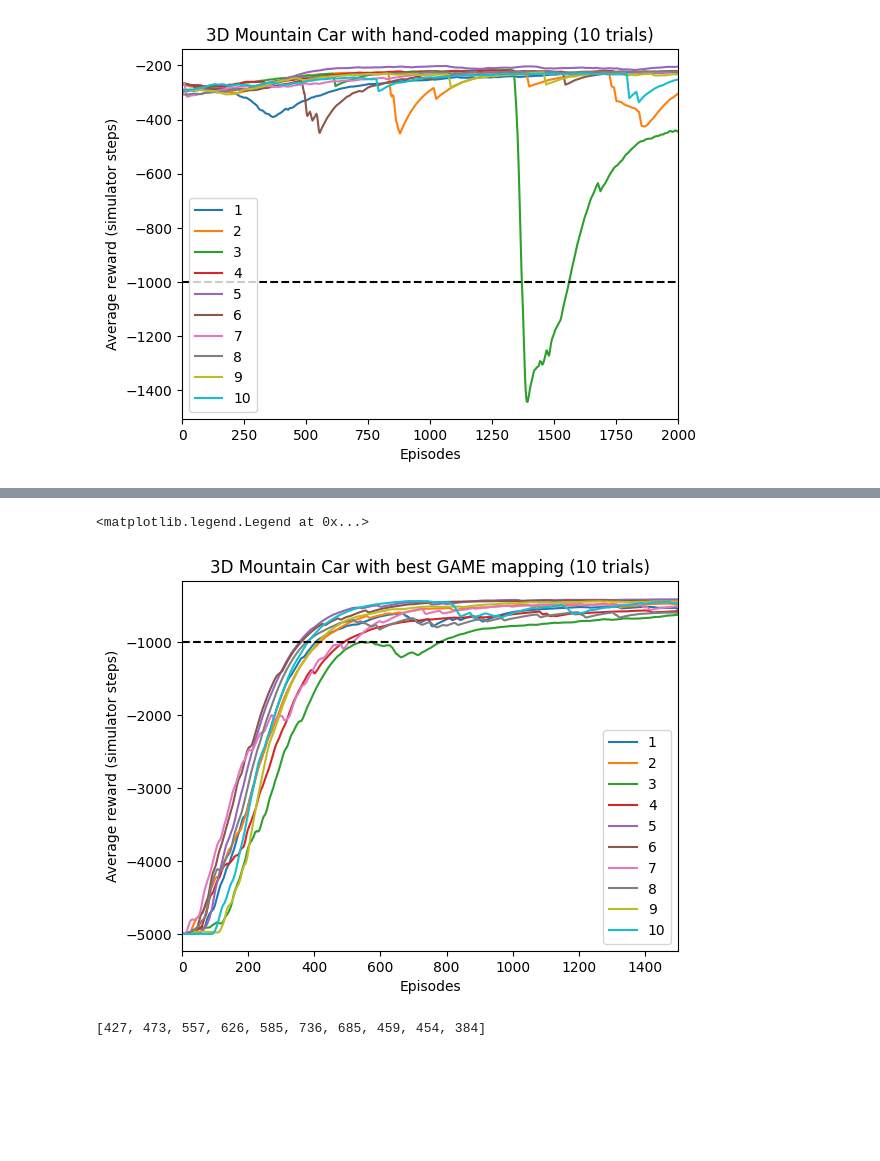
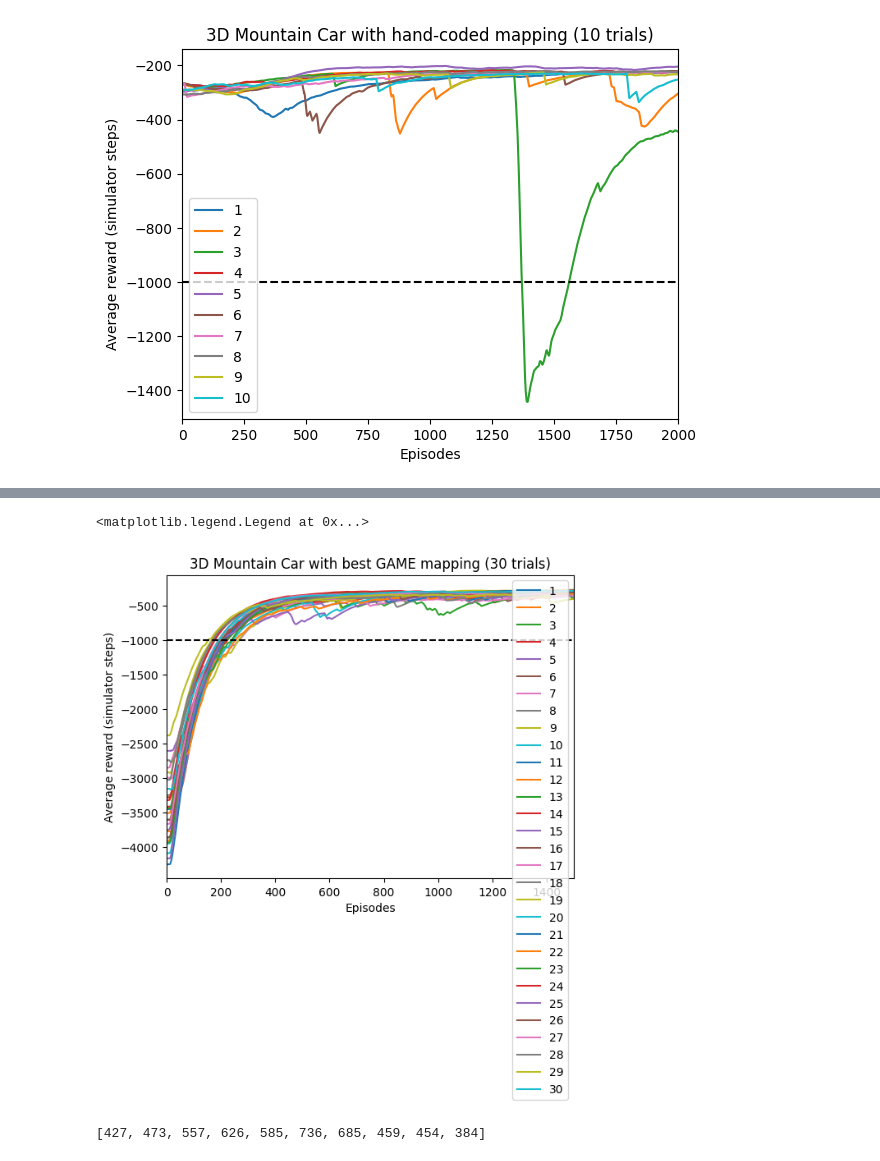
Before and after one commit to duyminh1998/GAME, a Jupyter notebook: notebooks/stats_test_2.ipynb, the cells around one changed output, grey strips where cells are left out. Saved outputs shown, nothing was run; the diff lists cells and outputs as text; code cells hidden in the pictures; blank space fills up the shorter version.

```diff
--- a/notebooks/stats_test_2.ipynb
+++ b/notebooks/stats_test_2.ipynb
@@ -176,7 +201,7 @@ for trial in range(trials):
 # %% [markdown]
 ##### GAME-RMHC
 # %%
-results_folder_path = os.path.join(config_data['output_path'], 'Final Presentation', '11112022 Evolve MC Maps with GAME_RMHC 240 FE')
+results_folder_path = os.path.join(config_data['output_path'], '01072023 Evolve MC Maps with GAME-RMHC 240 FE')
 comparisons = []
 fitness_evaluations = []
 GAMERMHC_comparisons_avg = []
@@ -185,7 +210,7 @@ GAMERMHC_best_fitness = []
 for trial in range(trials):
     comparisons = []
     fitness_evaluations = []
-    trial_stats = os.path.join(results_folder_path, 'MC_trial{}_stats.csv'.format(trial))
+    trial_stats = os.path.join(results_folder_path, 'trial{}_stats.csv'.format(trial))
     trial_df = pd.read_csv(trial_stats, index_col=False, header=0)
     best_fitness = max(trial_df['best_fitness'])
     GAMERMHC_best_fitness.append(best_fitness)
@@ -273,8 +311,11 @@ MC3D_train_no_transfer_folder_path = os.path.join(config_data['output_path'], 'F
 MC3D_train_no_transfer_filepath = os.path.join(MC3D_train_no_transfer_folder_path, 'eval_MC3D_no_transfer_a0.75_l0.99_e0.01_nt8.csv')
 MC3D_train_no_transfer_folder_path = os.path.join(config_data['output_path'], '12152022 Train MC3D No Transfer')
 MC3D_train_no_transfer_filepath = os.path.join(MC3D_train_no_transfer_folder_path, 'eval_3DMC_a0.75_l0.99_e0_nt8.csv')
+MC3D_train_no_transfer_folder_path = os.path.join(config_data['output_path'], '01242023 Train MC3D No Transfer 30 Trials')
+MC3D_train_no_transfer_filepath = os.path.join(MC3D_train_no_transfer_folder_path, 'eval_3DMC_a0.75_l0.99_e0_nt8.csv')
+trials = 30
 df = pd.read_csv(MC3D_train_no_transfer_filepath, index_col=False)
-all_output_X, all_output_Y, all_output_eps, avg_output_X, avg_output_Y, avg_output_eps = plot_MC(df, 10)
+all_output_X, all_output_Y, all_output_eps, avg_output_X, avg_output_Y, avg_output_eps = plot_MC(df, trials)
 MC3D_no_transfer_ttt = []
 for trial in range(trials):
     for dat_idx, dat in enumerate(all_output_Y[trial]):
@@ -305,7 +346,8 @@ plt.legend()
 # %%
 MC3D_train_transfer_handcoded_folder_path = os.path.join(config_data['output_path'], 'Final Presentation', '11152022 Train MC3D With Transfer Mapping 010110202')
-MC3D_train_transfer_handcoded_folder_path = os.path.join(config_data['output_path'], '12162022 Train MC3D With QValue Transfer Mapping 010110202')
+MC3D_train_transfer_handcoded_folder_path = os.path.join(config_data['output_path'], '01242023 Train MC3D With QValue Transfer Mapping 010110202 30 Trials')
 MC3D_train_transfer_handcoded_filepath = os.path.join(MC3D_train_transfer_handcoded_folder_path, 'eval_3DMC_a0.75_l0.99_e0.01_nt8.csv')
+trials = 30
 df = pd.read_csv(MC3D_train_transfer_handcoded_filepath, index_col=False)
 all_output_X, all_output_Y, all_output_eps, avg_output_X, avg_output_Y, avg_output_eps = plot_MC(df, trials)
 MC3D_transfer_handcoded_ttt = []
@@ -336,8 +394,9 @@ plt.legend()
 <matplotlib.legend.Legend at 0x...>
 [figure]
 # %%
-MC3D_train_transfer_best_GAME_folder_path = os.path.join(config_data['output_path'], '12312022 Train MC3D With QValue Transfer Mapping 010111111')
-MC3D_train_transfer_best_GAME_filepath = os.path.join(MC3D_train_transfer_best_GAME_folder_path, 'eval_3DMC_a0.75_l0.99_e0.01_nt8.csv')
+MC3D_train_transfer_best_GAME_folder_path = os.path.join(config_data['output_path'], '01242023 Train MC3D With QValue Transfer Mapping 010111212 30 Trials')
+MC3D_train_transfer_best_GAME_filepath = os.path.join(MC3D_train_transfer_best_GAME_folder_path, 'eval_3DMC_a0.5_l0.5_e0.01_nt8.csv')
+trials = 30
 df = pd.read_csv(MC3D_train_transfer_best_GAME_filepath, index_col=False)
 all_output_X, all_output_Y, all_output_eps, avg_output_X, avg_output_Y, avg_output_eps = plot_MC(df, trials)
 MC3D_transfer_best_GAME_ttt = []
@@ -357,16 +432,16 @@ np.mean(MC3D_transfer_best_GAME_ttt)
 # %%
 for trial in range(trials):
     plt.plot(all_output_X[trial], all_output_Y[trial], label = '{}'.format(trial + 1))
 
 plt.plot([0, 1500], [-1000, -1000], 'k--')
 plt.xlim(0, 1500)
 plt.xlabel('Episodes')
 plt.ylabel('Average reward (simulator steps)')
-plt.title('3D Mountain Car with best GAME mapping (10 trials)')
+plt.title('3D Mountain Car with best GAME mapping (30 trials)')
 plt.legend()
 # %% [output]
 <matplotlib.legend.Legend at 0x...>
-[figure, old version]
+[figure, new version]
 # %%
 MC3D_train_transfer_worst_GAME_folder_path = os.path.join(config_data['output_path'], '12302022 Train MC3D With QValue Transfer Mapping 101022222')
 MC3D_train_transfer_worst_GAME_filepath = os.path.join(MC3D_train_transfer_worst_GAME_folder_path, 'eval_3DMC_a0.75_l0.99_e0.01_nt8.csv')
```
Also changed, not shown: parts of 38 cells of this notebook, 13 other files.
